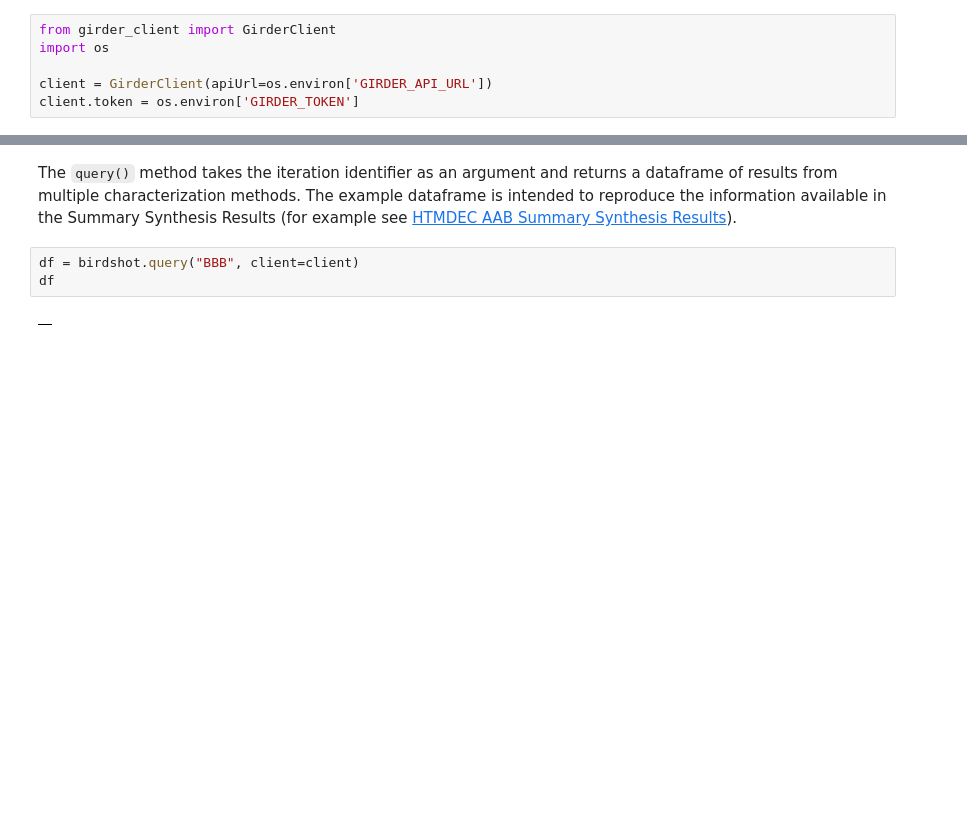
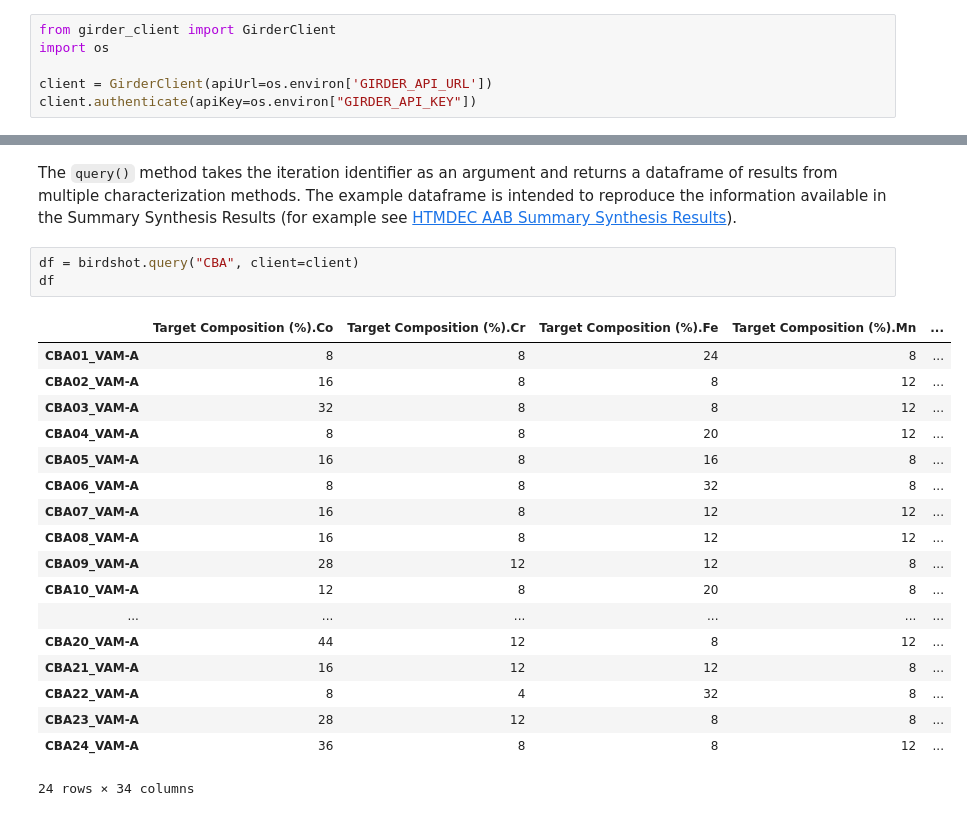
Before and after one commit to htmdec/birdshot_dms_api, a Jupyter notebook: 01_DMS_API_Example.ipynb, the cells around one changed output, grey strips where cells are left out. Cells and saved outputs as stored; diff of their text form; blank space fills up the shorter version.

Commit message:
switched to client.authenticate; moved sample tracker code to birdshot; added subsample average option for query()

```diff
--- a/01_DMS_API_Example.ipynb
+++ b/01_DMS_API_Example.ipynb
@@ -18,4 +18,4 @@ from girder_client import GirderClient
 import os
 
 client = GirderClient(apiUrl=os.environ['GIRDER_API_URL'])
-client.token = os.environ['GIRDER_TOKEN']
+client.authenticate(apiKey=os.environ["GIRDER_API_KEY"])
@@ -41,7 +83,24 @@ import birdshot
 # %% [markdown]
 The `query()` method takes the iteration identifier as an argument and returns a dataframe of results from multiple characterization methods. The example dataframe is intended to reproduce the information available in the Summary Synthesis Results (for example see [HTMDEC AAB Summary Synthesis Results](https://docs.google.com/spreadsheets/d/15cdImpOComsvUpAIq20_nyff65WVzN_q/)).
 # %%
-df = birdshot.query("BBB", client=client)
+df = birdshot.query("CBA", client=client)
 df
 # %% [output]
-|  |
+|  | Target Composition (%).Co | Target Composition (%).Cr | Target Composition (%).Fe | Target Composition (%).Mn | ... |
+| CBA01_VAM-A | 8 | 8 | 24 | 8 | ... |
+| CBA02_VAM-A | 16 | 8 | 8 | 12 | ... |
+| CBA03_VAM-A | 32 | 8 | 8 | 12 | ... |
+| CBA04_VAM-A | 8 | 8 | 20 | 12 | ... |
+| CBA05_VAM-A | 16 | 8 | 16 | 8 | ... |
+| CBA06_VAM-A | 8 | 8 | 32 | 8 | ... |
+| CBA07_VAM-A | 16 | 8 | 12 | 12 | ... |
+| CBA08_VAM-A | 16 | 8 | 12 | 12 | ... |
+| CBA09_VAM-A | 28 | 12 | 12 | 8 | ... |
+| CBA10_VAM-A | 12 | 8 | 20 | 8 | ... |
+| ... | ... | ... | ... | ... | ... |
+| CBA20_VAM-A | 44 | 12 | 8 | 12 | ... |
+| CBA21_VAM-A | 16 | 12 | 12 | 8 | ... |
+| CBA22_VAM-A | 8 | 4 | 32 | 8 | ... |
+| CBA23_VAM-A | 28 | 12 | 8 | 8 | ... |
+| CBA24_VAM-A | 36 | 8 | 8 | 12 | ... |
+24 rows × 34 columns
```
Also changed, not shown: parts of 4 cells of this notebook, 5 other files.
